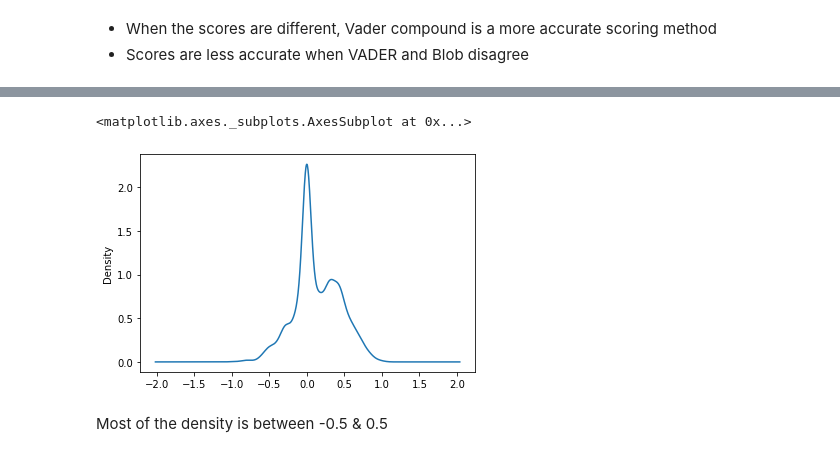
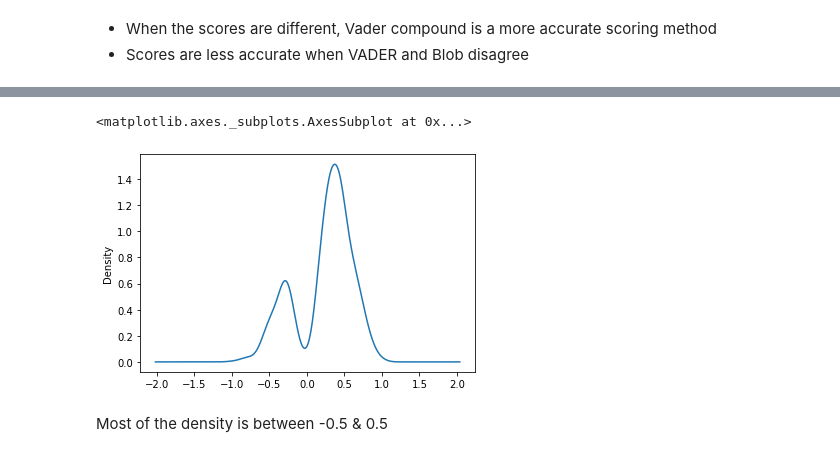
Before and after one commit to kuninethan95/Kaggle_Test, a Jupyter notebook: NLP_Modeling.ipynb, the cells around one changed output, grey strips where cells are left out. Cells and saved outputs as stored; diff of their text form; code cells hidden in the pictures.

```diff
--- a/NLP_Modeling.ipynb
+++ b/NLP_Modeling.ipynb
@@ -172,10 +219,0 @@ accuracy_scores
-# %%
-# testing thresholds for Blob
-
-accuracy_scores = []
-for t in thresh_vals:
-  df[f'sent_score{t}'] = df['blob'].map(lambda x: create_sentiment_neutral(x, thresh=t))
-  acc = accuracy_score(df['sentiment'], df[f'sent_score{t}'])
-  f1 = f1_score(df['sentiment'], df[f'sent_score{t}'], average='weighted')
-  accuracy_scores.append((acc,f1,t))
-  df.drop(columns=f'sent_score{t}', inplace=True)
@@ -205,8 +220,3 @@ accuracy_scores
-# %%
-# Apply VADER and Blob scores
-
-df['comp_abs']=df['comp'].map(lambda x: create_sentiment_neutral(x,thresh=0.3))
-df['blob_abs']=df['blob'].map(lambda x: create_sentiment_neutral(x,thresh=0.14))
 # %%
 df.head()
 # %% [output]
@@ -218,0 +259,10 @@ df.head()
+# %%
+# testing thresholds for Blob
+
+accuracy_scores_blob = {}
+for t in thresh_vals:
+  df[f'sent_score{t}'] = df['blob'].map(lambda x: create_sentiment_neutral(x, thresh=t))
+  acc = accuracy_score(df['sentiment'], df[f'sent_score{t}'])
+  f1 = f1_score(df['sentiment'], df[f'sent_score{t}'], average='weighted')
+  accuracy_scores_blob[t]=[acc, f1]
+  df.drop(columns=f'sent_score{t}', inplace=True)
@@ -218,0 +300,5 @@ df.head()
+# %%
+# Apply VADER and Blob scores based on thresholds
+
+df['comp_abs']=df['comp'].map(lambda x: create_sentiment_neutral(x))
+df['blob_abs']=df['blob'].map(lambda x: create_sentiment_neutral(x))
@@ -302,9 +394,9 @@ print(accuracy_score(df['sentiment'], df['blob_abs']))
 # %%
 # Distribution of differences
 
-df['c_b'].plot(kind='kde')
+df_diff['c_b'].plot(kind='kde')
 # %% [output]
 <matplotlib.axes._subplots.AxesSubplot at 0x...>
-[figure, old version]
+[figure, new version]
 # %% [markdown]
 Most of the density is between -0.5 & 0.5
```
Also changed, not shown: parts of 318 cells of this notebook.
